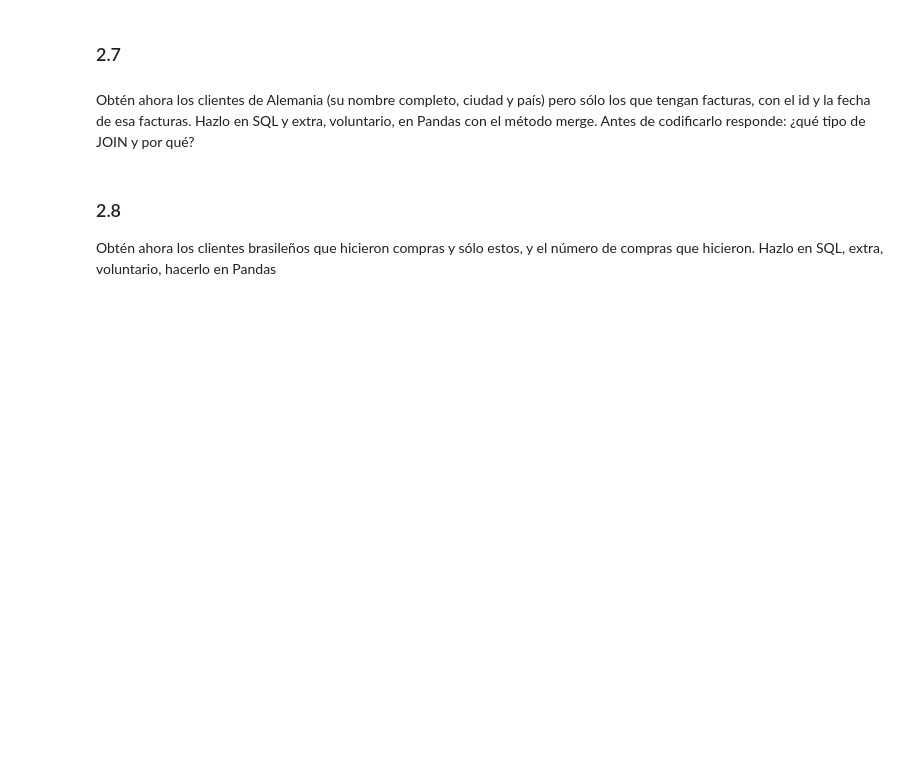
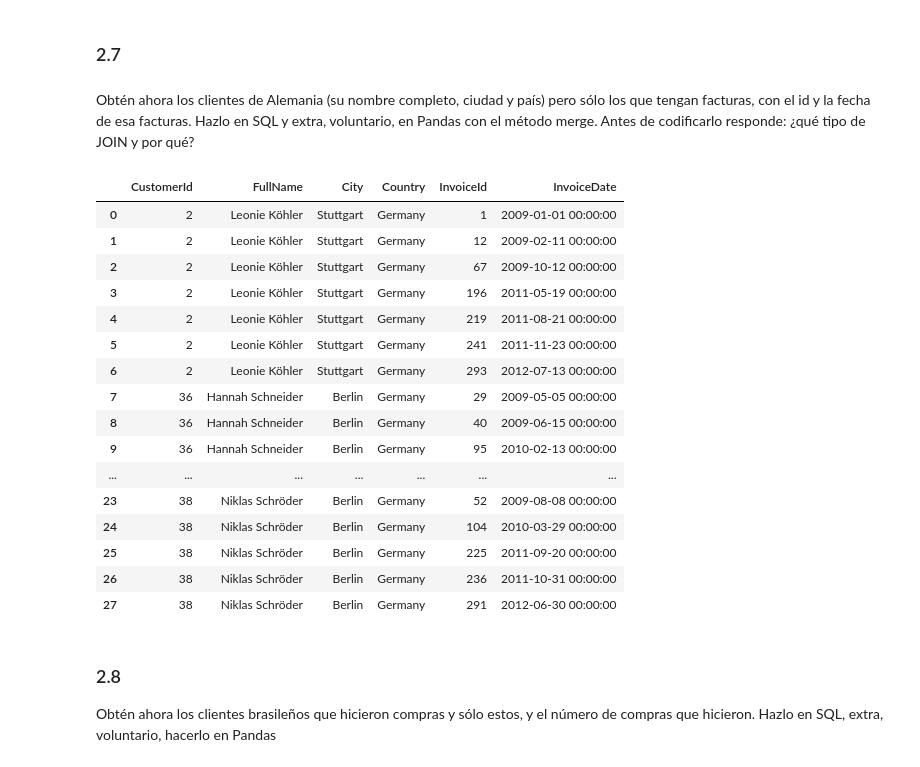
Before and after one commit to dianahoyos/DS_Online_Diana_Hoyos, a Jupyter notebook: 03_Data_Analysis/Sprint_06/Unidad_01_Procesado_Datos_Internos_BBDD/03_Practica_Obligatoria/18_Practica_Obligatoria_SQL.ipynb, the cells around one changed output. Saved outputs shown, nothing was run; the diff lists cells and outputs as text; code cells hidden in the pictures; blank space fills up the shorter version.

```diff
--- a/03_Data_Analysis/Sprint_06/Unidad_01_Procesado_Datos_Internos_BBDD/03_Practica_Obligatoria/18_Practica_Obligatoria_SQL.ipynb
+++ b/03_Data_Analysis/Sprint_06/Unidad_01_Procesado_Datos_Internos_BBDD/03_Practica_Obligatoria/18_Practica_Obligatoria_SQL.ipynb
@@ -397,18 +534,38 @@ Obtén ahora los clientes de Alemania (su nombre completo, ciudad y país) pero
 # %%
 # SQL
 query = '''
 SELECT
     customers.CustomerId,
     customers.FirstName || ' ' || customers.LastName AS FullName,
     customers.City,
     customers.Country,
     invoices.InvoiceId,
     invoices.InvoiceDate
 FROM customers
 INNER JOIN invoices
     ON customers.CustomerId = invoices.CustomerId
 WHERE customers.Country = 'Germany';
 '''
+df = pd.read_sql(query, connection)
+df
+# %% [output]
+|  | CustomerId | FullName | City | Country | InvoiceId | InvoiceDate |
+| 0 | 2 | Leonie Köhler | Stuttgart | Germany | 1 | 2009-01-01 00:00:00 |
+| 1 | 2 | Leonie Köhler | Stuttgart | Germany | 12 | 2009-02-11 00:00:00 |
+| 2 | 2 | Leonie Köhler | Stuttgart | Germany | 67 | 2009-10-12 00:00:00 |
+| 3 | 2 | Leonie Köhler | Stuttgart | Germany | 196 | 2011-05-19 00:00:00 |
+| 4 | 2 | Leonie Köhler | Stuttgart | Germany | 219 | 2011-08-21 00:00:00 |
+| 5 | 2 | Leonie Köhler | Stuttgart | Germany | 241 | 2011-11-23 00:00:00 |
+| 6 | 2 | Leonie Köhler | Stuttgart | Germany | 293 | 2012-07-13 00:00:00 |
+| 7 | 36 | Hannah Schneider | Berlin | Germany | 29 | 2009-05-05 00:00:00 |
+| 8 | 36 | Hannah Schneider | Berlin | Germany | 40 | 2009-06-15 00:00:00 |
+| 9 | 36 | Hannah Schneider | Berlin | Germany | 95 | 2010-02-13 00:00:00 |
+| ... | ... | ... | ... | ... | ... | ... |
+| 23 | 38 | Niklas Schröder | Berlin | Germany | 52 | 2009-08-08 00:00:00 |
+| 24 | 38 | Niklas Schröder | Berlin | Germany | 104 | 2010-03-29 00:00:00 |
+| 25 | 38 | Niklas Schröder | Berlin | Germany | 225 | 2011-09-20 00:00:00 |
+| 26 | 38 | Niklas Schröder | Berlin | Germany | 236 | 2011-10-31 00:00:00 |
+| 27 | 38 | Niklas Schröder | Berlin | Germany | 291 | 2012-06-30 00:00:00 |
 # %% [markdown]
 ### 2.8
 
```
Also changed, not shown: parts of 15 cells of this notebook, 27 other files.
